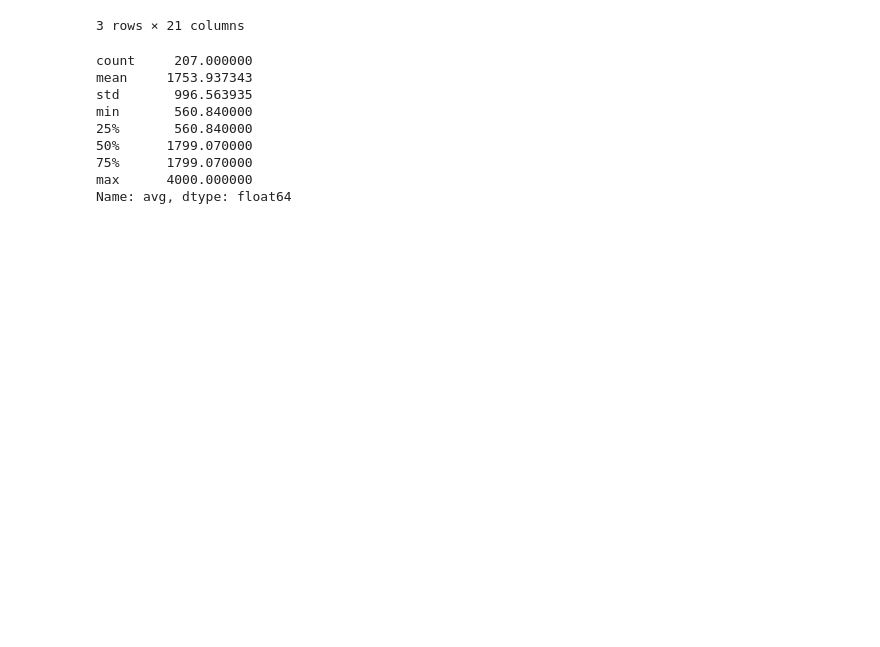
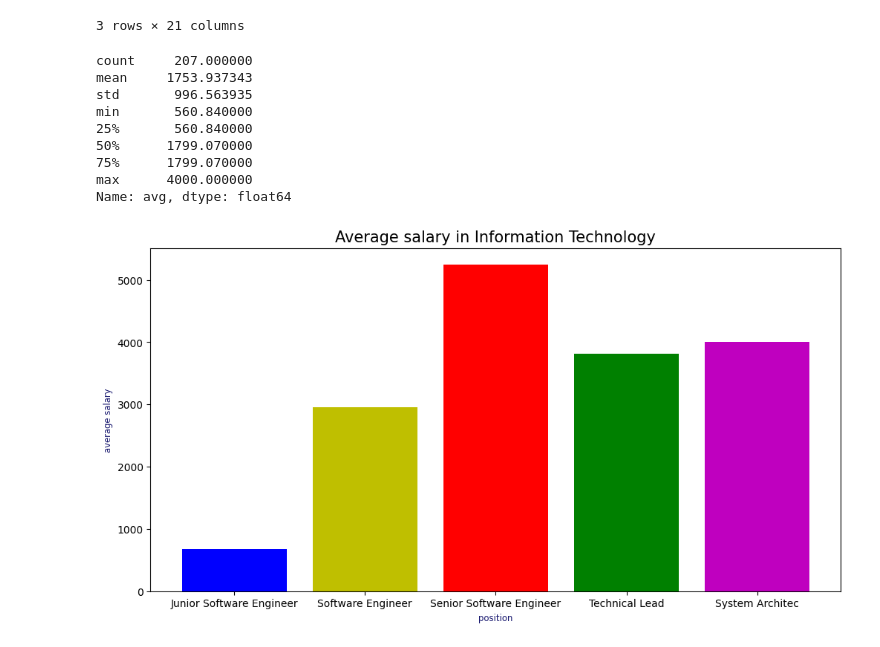
Before and after one commit to Maria-hub746/Python_DS_hw_2, a Jupyter notebook: Hw2.2.ipynb, the cells around one changed output. Cells and saved outputs as stored; diff of their text form; code cells hidden in the pictures; blank space fills up the shorter version.

```diff
--- a/Hw2.2.ipynb
+++ b/Hw2.2.ipynb
@@ -148,0 +153,14 @@ statistics.to_csv("statistics.csv")
+# %%
+fig, ax = plt.subplots(figsize=(12, 6))
+plt.bar(
+    ["Junior Software Engineer", "Software Engineer", "Senior Software Engineer",
+     "Technical Lead", "System Architec"],
+    [675.0, 2950.0, 5250.0, 3812.5, 4000.0],
+    color=["b", "y", "r", "g", "m"],
+)
+plt.xlabel("position", fontsize="small", color="midnightblue")
+plt.ylabel("average salary", fontsize="small", color="midnightblue")
+plt.title("Average salary in Information Technology", fontsize=15)
+plt.show()
+# %% [output]
+[figure, added]
```
Also changed, not shown: parts of 3 cells of this notebook, 2 other files.
